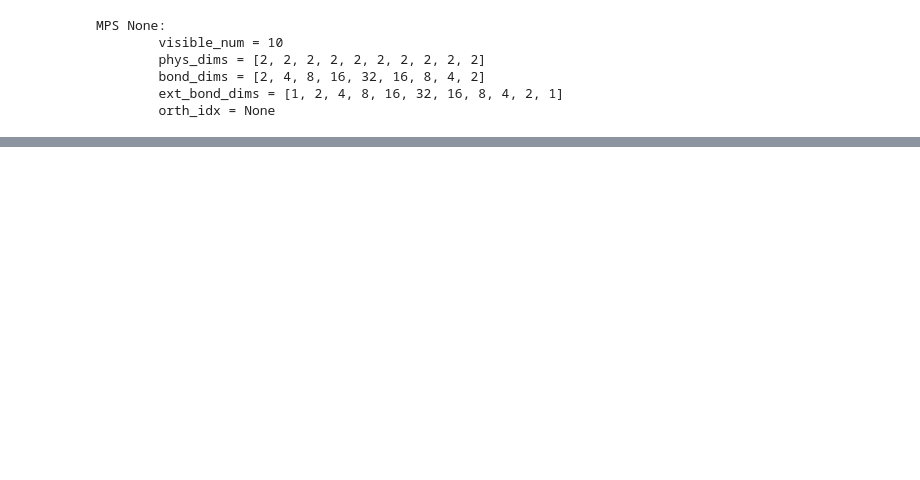
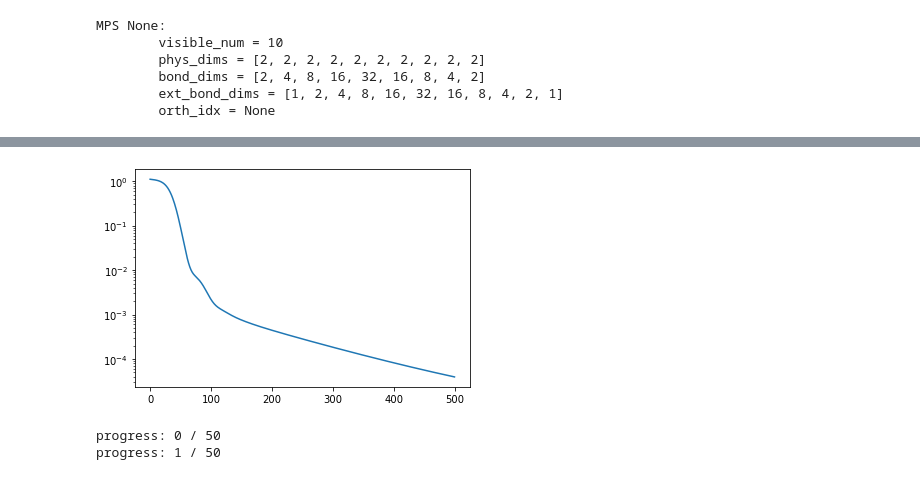
Before and after one commit to LennartBuerger/classical-shadows-for-1d-TFIM-energy-estimation, a Jupyter notebook: display_data/mps_display.ipynb, the cells around one changed output, grey strips where cells are left out. Drawn from its saved outputs; the diff is of its cells as text; code cells hidden in the pictures; blank space fills up the shorter version.

Commit message:
tried to compute gradient with classical shadows but crashed

```diff
--- a/display_data/mps_display.ipynb
+++ b/display_data/mps_display.ipynb
@@ -94,7 +74,7 @@ energies_different_meas_num = np.zeros((np.size(num_of_measurements), batches))
 for b in range(batches):
     for i in range(np.size(num_of_measurements)):
         meas_outcomes, meas_procedure, probs = MPSQuantumState(qubit_num, tensor_liste).measurement_shadow(num_of_measurements[i], num_of_measurements_per_rot)
-        energies = np.zeros(len(meas_outcomes))
+        energies = pt.zeros(len(meas_outcomes))
         for n in range(len(meas_outcomes)):
             # first get the unique elements of this torch tensor
             unique_meas_outcomes, index_perm = np.unique(meas_outcomes[n].numpy(), return_index=True)
@@ -104,7 +84,7 @@ for b in range(batches):
             probs_direct = MPSQuantumState(qubit_num, tensor_liste).rotate_pauli(meas_procedure[n]).prob(pt.tensor(unique_meas_outcomes))
             measurements = conversion_to_prediction_shadow_dict_shape([meas_procedure[n]]*len(unique_meas_outcomes), unique_meas_outcomes, qubit_num)
             energies[n] = TfimHamiltonianOpenFermion(qubit_num, ratio_h_j, 1, 'open').energy_shadow_mps_modified(measurements, probs_direct) #run this for both probs
-        energy = np.mean(energies)
+        energy = pt.mean(energies)
         energies_different_meas_num[i,b] = energy
 # %%
 rel_error = np.abs((energies_different_meas_num - energy_brute) / energy_brute)
@@ -119 +113,9 @@ plt.xscale('log')
+# %%
+# we estimate the energy exactly by contraction with the hamiltonian
+random_param_vec_brute = random_param_vec.detach()
+random_param_vec_brute.requires_grad_(True)
+mps.from_param_vec(param_vec = random_param_vec_brute)
+psi = mps.to_state_vector()
+hamiltonian = pt.tensor(TfimHamiltonianOpenFermion(qubit_num, ratio_h_j, 1, 'open').to_matrix().todense())
+energy = psi.conj() @ hamiltonian @ psi / (psi.conj() @ psi)
 # %%
@@ -150,9 +141,0 @@ plt.xscale('log')
-# %%
-# now we try to estimate the gradient directly by contracting the mps with hamiltonian
-#generate a random tensor list
-qubit_num = 12
-bond_dim = 50
-tensor_liste = [pt.rand([1, 2, bond_dim], dtype=pt.cdouble)]
-for idx in range(qubit_num - 2):
-    tensor_liste.append(pt.rand([bond_dim, 2, bond_dim], dtype=pt.cdouble))
-tensor_liste.append(pt.rand([bond_dim, 2, 1], dtype=pt.cdouble))
@@ -158,0 +164,57 @@ tensor_liste.append(pt.rand([bond_dim, 2, 1], dtype=pt.cdouble))
+# %%
+# doing gradient descent using pytorch optimizer
+step_num = 500
+lr = 0.01
+random_param_vec_brute = random_param_vec.detach()
+random_param_vec_brute.requires_grad_(True)
+opt = torch.optim.Adam([random_param_vec_brute], lr=lr)
+
+accuracy = np.zeros(step_num)
+for i in range(0, step_num):
+    opt.zero_grad()
+    mps.from_param_vec(param_vec = random_param_vec_brute)
+    psi = mps.to_state_vector()
+    hamiltonian = pt.from_numpy(TfimHamiltonianOpenFermion(qubit_num, ratio_h_j, 1, 'open').to_matrix().todense())
+    energy = psi.conj() @ hamiltonian @ psi / (psi.conj() @ psi)
+    energy.backward()
+    accuracy[i] = np.abs(energy.detach() - energy_brute) / np.abs(energy_brute)
+    opt.step()
+# %%
+plt.plot(np.arange(0, step_num), accuracy)
+plt.yscale('log')
+# %% [output]
+[figure, added]
+# %%
+# doing gradient descent using pytorch optimizer
+step_num = 50
+lr = 0.01
+random_param_vec_shadow = random_param_vec.detach()
+random_param_vec_shadow.requires_grad_(True)
+opt = torch.optim.Adam([random_param_vec_shadow], lr=lr)
+num_of_measurements = 50
+num_of_measurements_per_rot = 30
+
+accuracy = np.zeros(step_num)
+for i in range(0, step_num):
+    opt.zero_grad()
+    mps.from_param_vec(param_vec=random_param_vec_shadow)
+    tensor_liste = mps.tensors
+    meas_outcomes, meas_procedure, probs = MPSQuantumState(qubit_num, tensor_liste).measurement_shadow(num_of_measurements, num_of_measurements_per_rot)
+    energies = pt.zeros(len(meas_outcomes))
+    for n in range(len(meas_outcomes)):
+        # first get the unique elements of this torch tensor
+        unique_meas_outcomes, index_perm = np.unique(meas_outcomes[n].numpy(), return_index=True)
+        # probs_sorted = probs[n][index_perm] # if we just want to compute the energy we can easily use these probabilities we get for free when sampling
+        # when we want to determine the gradient via autodiff though, the connection to the underlying tensors has to be more direct
+        # thus we compute the probabilities again, from the tensors directly
+        probs_direct = MPSQuantumState(qubit_num, tensor_liste).rotate_pauli(meas_procedure[n]).prob(pt.tensor(unique_meas_outcomes))
+        measurements = conversion_to_prediction_shadow_dict_shape([meas_procedure[n]]*len(unique_meas_outcomes), unique_meas_outcomes, qubit_num)
+        energies[n] = TfimHamiltonianOpenFermion(qubit_num, ratio_h_j, 1, 'open').energy_shadow_mps_modified(measurements, probs_direct)
+    energy_shadow = pt.mean(energies)
+    energy_shadow.backward()
+    accuracy[i] = np.abs(energy_shadow.detach() - energy_brute) / np.abs(energy_brute)
+    opt.step()
+    print('progress: ' + str(i) + ' / ' + str(step_num))
+# %% [output]
+progress: 0 / 50
+progress: 1 / 50
```
Also changed, not shown: parts of 11 cells of this notebook, 1 other file.
